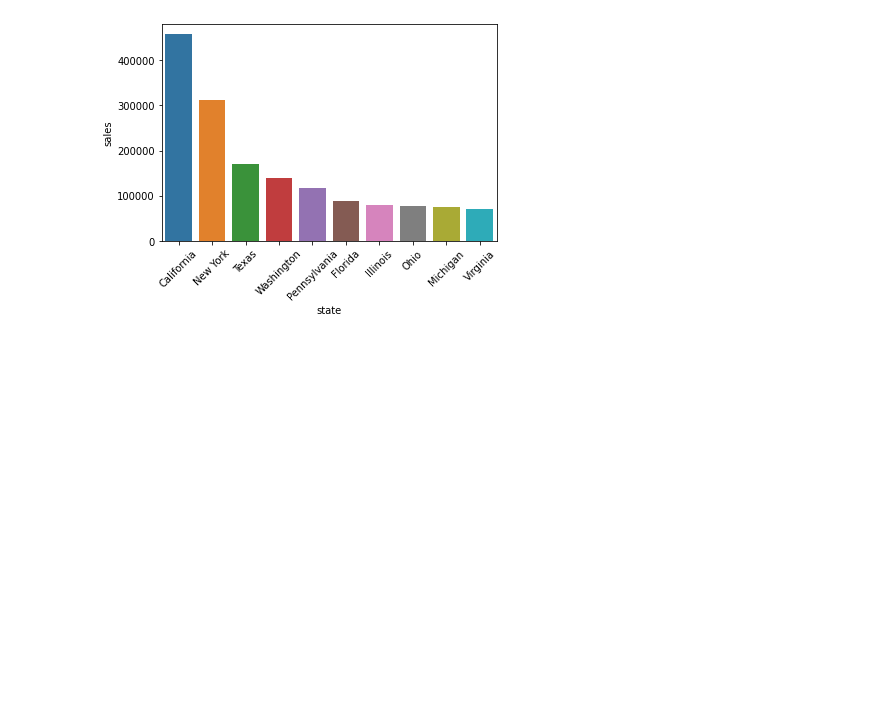
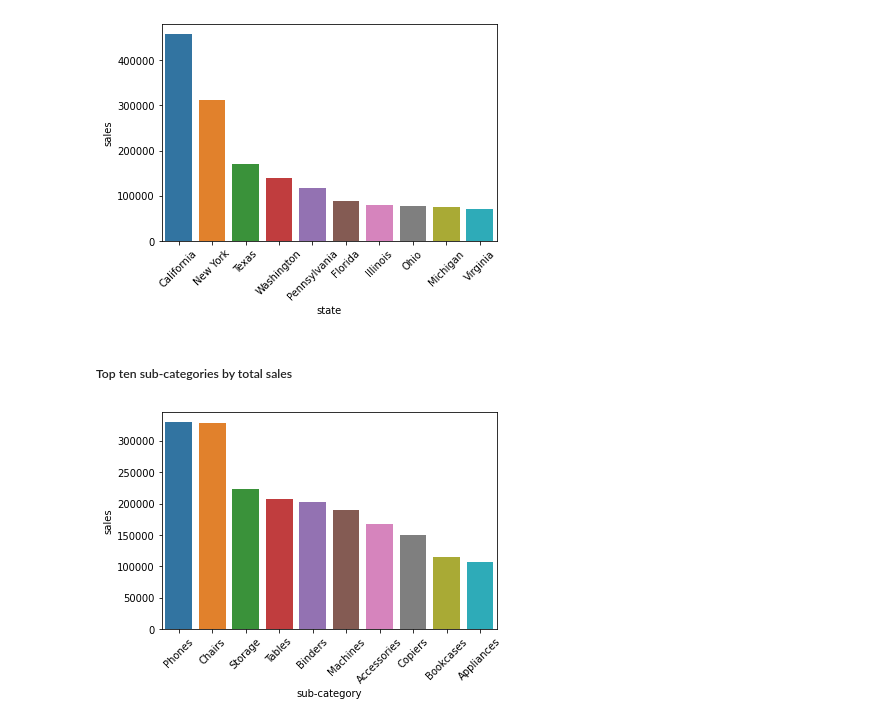
Before and after one commit to artemedius/repo, a Jupyter notebook: superstore.ipynb, the cells around one changed output. Drawn from its saved outputs; the diff is of its cells as text; code cells hidden in the pictures; blank space fills up the shorter version.

```diff
--- a/superstore.ipynb
+++ b/superstore.ipynb
@@ -19,3 +18,13 @@ ax = sns.barplot(x='state', y='sales', data=sbshort)
 ax = ax.tick_params(axis='x', rotation=45)
 # %% [output]
 [figure]
+# %% [markdown]
+##### Top ten sub-categories by total sales
+# %%
+#sales by sub-category
+sbs = pd.DataFrame(df.groupby(['sub-category'])['sales'].sum()).reset_index()
+sbshort = sbs.sort_values(by='sales', ascending=False)[0:10]
+ax = sns.barplot(x='sub-category', y='sales', data=sbshort)
+ax = ax.tick_params(axis='x', rotation=45)
+# %% [output]
+[figure, added]
```
Also changed, not shown: parts of 3 cells of this notebook.
